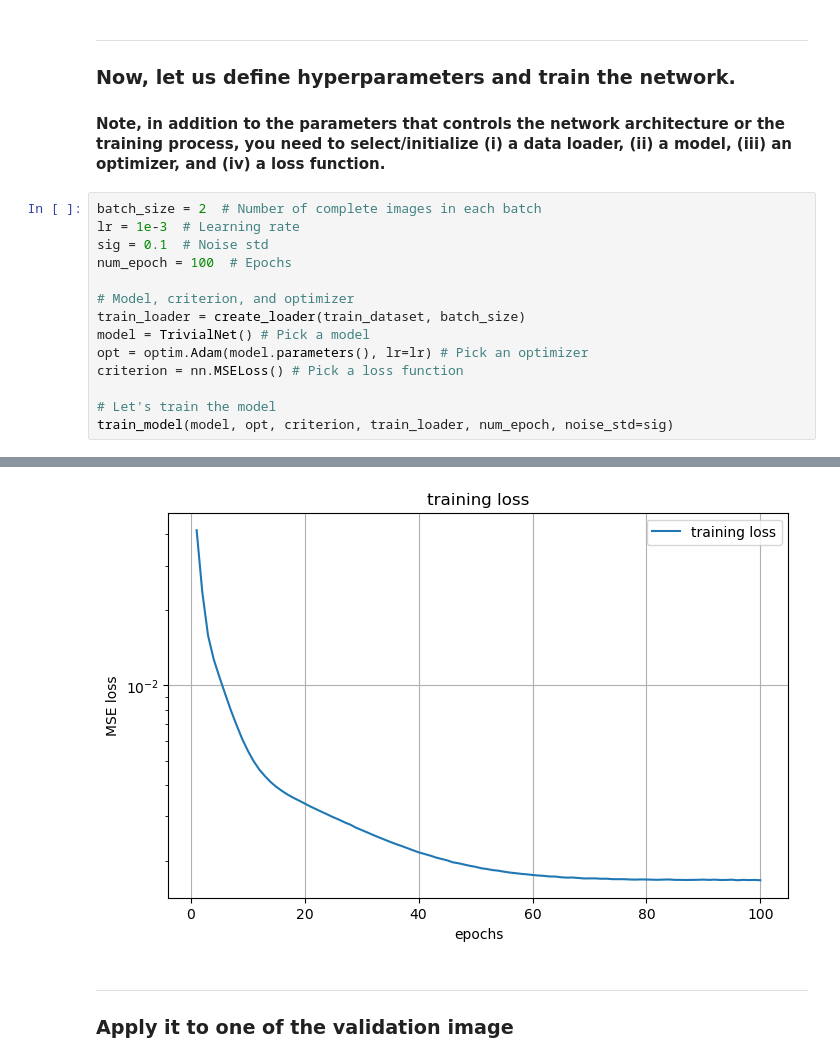
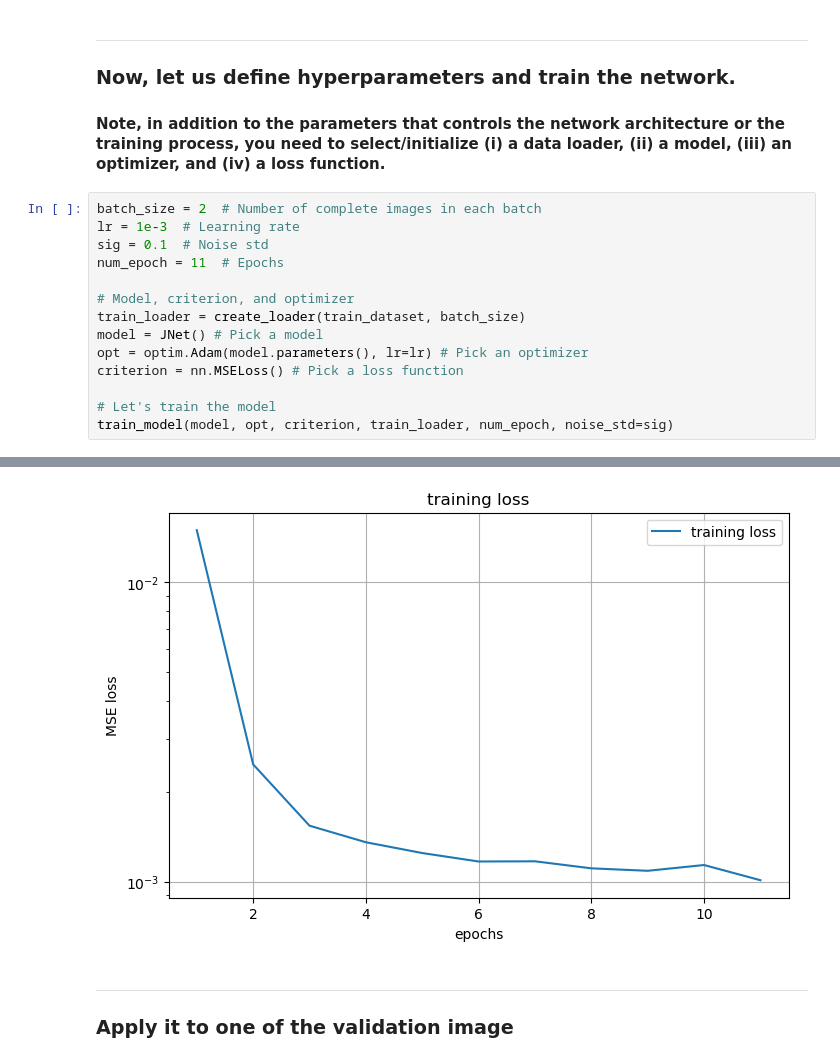
Before and after one commit to MihirJoe/MRI-Denoising, a Jupyter notebook: starter_code.ipynb, the cells around one changed output, grey strips where cells are left out. Drawn from its saved outputs; the diff is of its cells as text.

Commit message:
created Jnet

```diff
--- a/starter_code.ipynb
+++ b/starter_code.ipynb
@@ -130,11 +197,11 @@ ___
 batch_size = 2  # Number of complete images in each batch
 lr = 1e-3  # Learning rate
 sig = 0.1  # Noise std
-num_epoch = 100  # Epochs
+num_epoch = 11  # Epochs
 
 # Model, criterion, and optimizer
 train_loader = create_loader(train_dataset, batch_size)
-model = TrivialNet() # Pick a model
+model = JNet() # Pick a model
 opt = optim.Adam(model.parameters(), lr=lr) # Pick an optimizer
 criterion = nn.MSELoss() # Pick a loss function
 
@@ -161,4 +228,4 @@ Epoch 100, Iteration 20, Loss: 0.001602
-[figure, old version]
+[figure, new version]
 # %% [markdown]
 ___
 ### Apply it to one of the validation image
```
Also changed, not shown: parts of 8 cells of this notebook.
